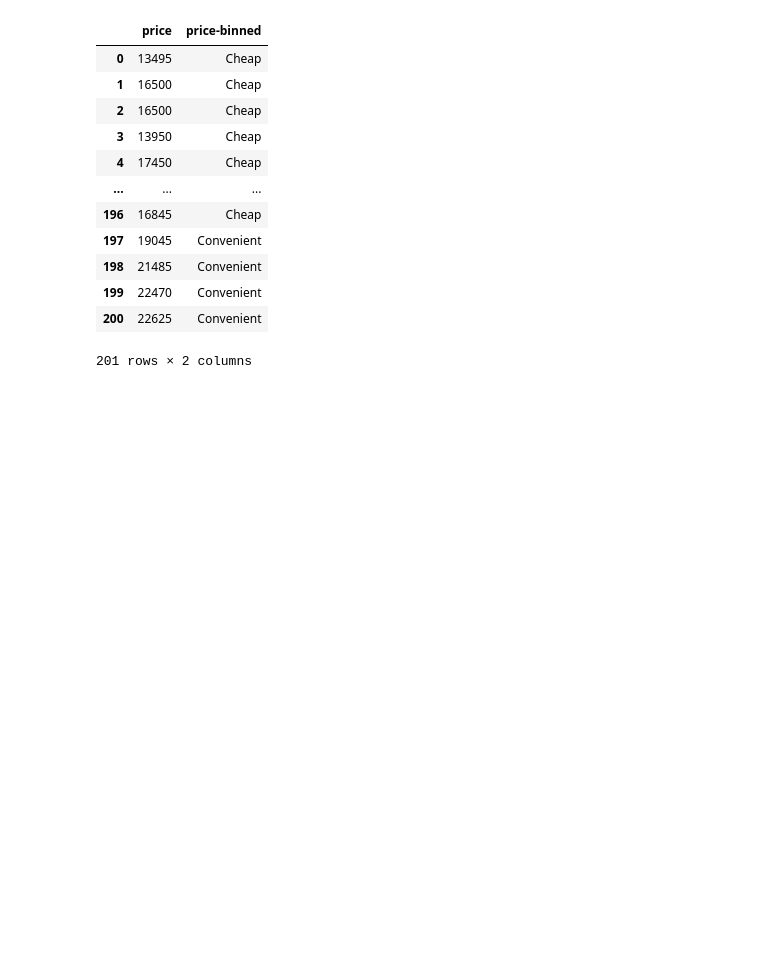
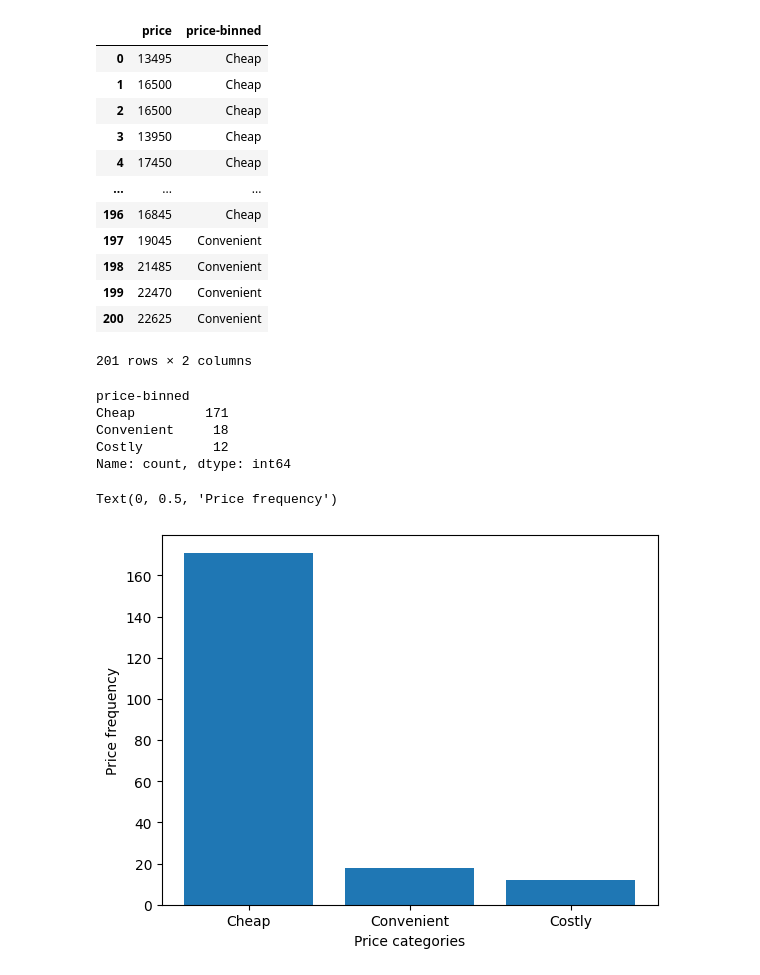
Before and after one commit to Namir50/Data-Science-Machine-learning-tutorial, a Jupyter notebook: Data Preprocessing/5_data_formatting _and_binning.ipynb, the cells around one changed output. Saved outputs shown, nothing was run; the diff lists cells and outputs as text; code cells hidden in the pictures; blank space fills up the shorter version.

```diff
--- a/Data Preprocessing/5_data_formatting _and_binning.ipynb
+++ b/Data Preprocessing/5_data_formatting _and_binning.ipynb
@@ -138,3 +138,18 @@ df_1[['price','price-binned']]
 | 199 | 22470 | Convenient |
 | 200 | 22625 | Convenient |
 201 rows × 2 columns
+# %%
+df_1['price-binned'].value_counts()
+# %% [output]
+price-binned
+Cheap         171
+Convenient     18
+Costly         12
+Name: count, dtype: int64
+# %%
+plt.bar(price_group,df_1['price-binned'].value_counts())
+plt.xlabel("Price categories")
+plt.ylabel("Price frequency")
+# %% [output]
+Text(0, 0.5, 'Price frequency')
+[figure, added]
```
